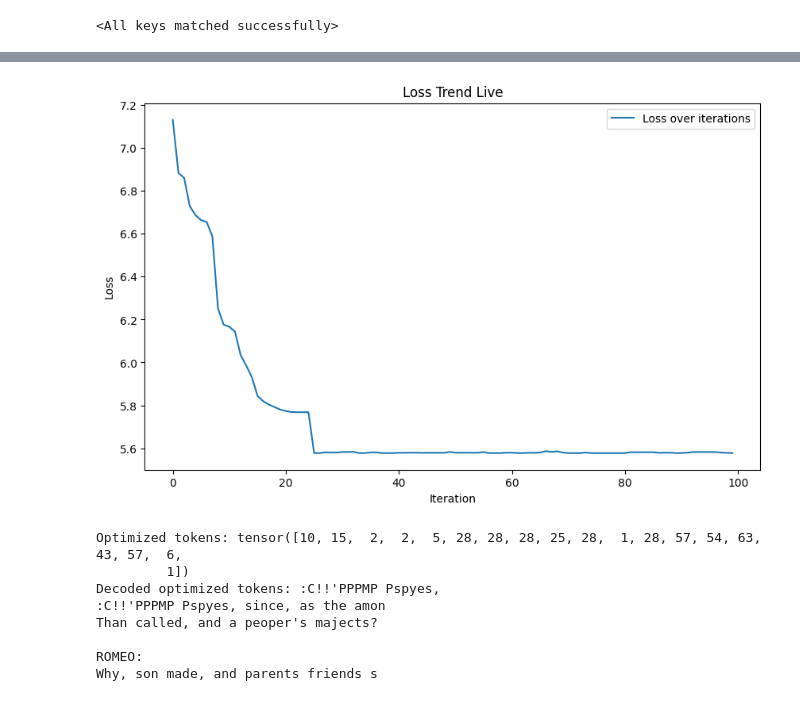
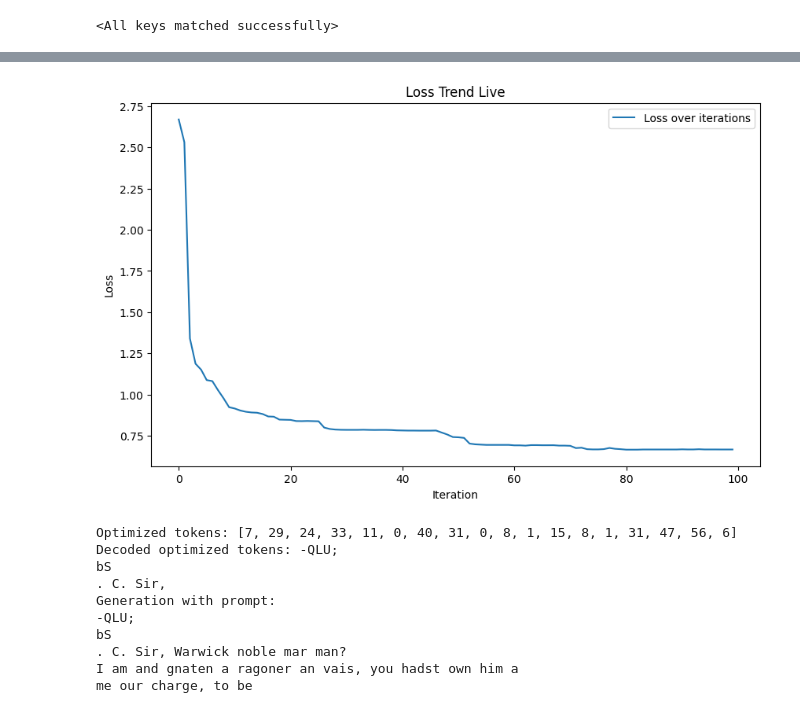
Before and after one commit to elichen/karpathyGPT, a Jupyter notebook: Adversarial_Attack.ipynb, the cells around one changed output, grey strips where cells are left out. Drawn from its saved outputs; the diff is of its cells as text; code cells hidden in the pictures.

```diff
--- a/Adversarial_Attack.ipynb
+++ b/Adversarial_Attack.ipynb
@@ -177,9 +160,10 @@ def update_plot(losses):
     plt.title('Loss Trend Live')
     plt.legend()
     display(plt.gcf())  # Display the current figure
+    plt.close()  # Close the figure to prevent it from being displayed again in the notebook
 
 def optimize_prefix(model, prompt_tokens, suffix_tokens, num_iterations, top_k, device):
-    seq = torch.cat((prompt_tokens, suffix_tokens)).to(device)
+    seq = torch.cat((prompt_tokens, suffix_tokens[:-1])).to(device)
     embed_weights = model.token_embeddings.weight
     prefix_length = prompt_tokens.size(0)
     suffix_length = suffix_tokens.size(0)
@@ -213,42 +197,44 @@ def optimize_prefix(model, prompt_tokens, suffix_tokens, num_iterations, top_k,
         candidate_logits = forward_with_tok_emb(model, candidate_input_embeds)
 
         targets = suffix_tokens.repeat(candidate_seqs.size(0), 1)
         individual_losses = F.cross_entropy(candidate_logits[:, -suffix_length:, :].transpose(1,2), targets, reduction='none')
         individual_losses = individual_losses.mean(dim=-1)
 
         min_loss_idx = torch.argmin(individual_losses)
 
         seq = candidate_seqs[min_loss_idx]
 
     return seq
 
 # Set the prompt and suffix
 prompt = "!!!!!!!!!!!!!!"
-suffix = "yes, "
+suffix = "Sir, "
 
 prompt_tokens = encode(prompt)
 prompt_tokens = torch.tensor(prompt_tokens, device=device)
 suffix_tokens = encode(suffix)
 suffix_tokens = torch.tensor(suffix_tokens, device=device)
 
 # Set the optimization parameters
 num_iterations = 100
 top_k = 5
 
 # Optimize the prefix
 optimized_tokens = optimize_prefix(model, prompt_tokens, suffix_tokens, num_iterations, top_k, device)
 
-print("Optimized tokens:", optimized_tokens)
+print("Optimized tokens:", optimized_tokens.tolist())
 print("Decoded optimized tokens:", decode(optimized_tokens.tolist()))
-
+print("Generation with prompt:")
 print(decode(model.generate(optimized_tokens.unsqueeze(0), max_new_tokens=100)[0].tolist()))
 # %% [output]
-[figure, old version]
+[figure, new version]
-Optimized tokens: tensor([10, 15,  2,  2,  5, 28, 28, 28, 25, 28,  1, 28, 57, 54, 63, 43, 57,  6,
-         1])
-Decoded optimized tokens: :C!!'PPPMP Pspyes,
-:C!!'PPPMP Pspyes, since, as the amon
-Than called, and a peoper's majects?
-
-ROMEO:
-Why, son made, and parents friends s
+Optimized tokens: [7, 29, 24, 33, 11, 0, 40, 31, 0, 8, 1, 15, 8, 1, 31, 47, 56, 6]
+Decoded optimized tokens: -QLU;
+bS
+. C. Sir,
+Generation with prompt:
+-QLU;
+bS
+. C. Sir, Warwick noble mar man?
+I am and gnaten a ragoner an vais, you hadst own him a
+me our charge, to be
```
Also changed, not shown: parts of 2 cells of this notebook.
